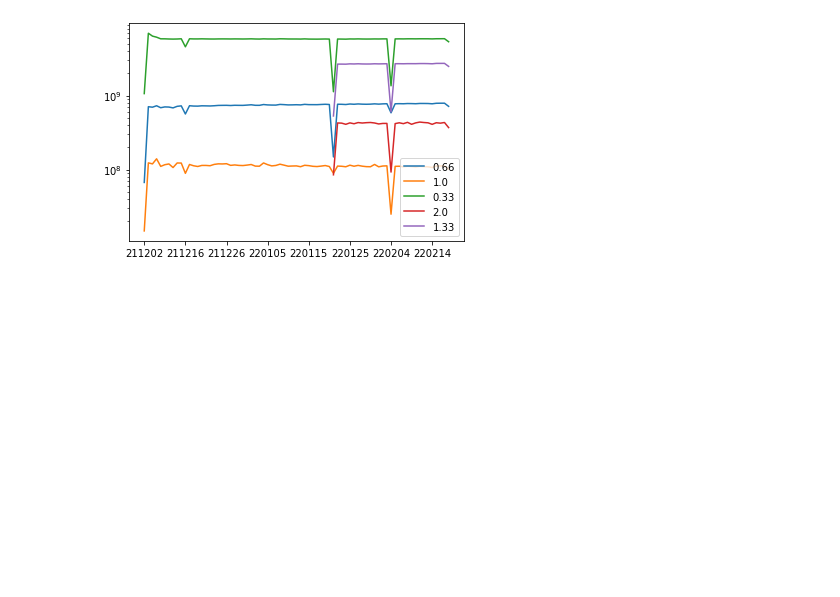
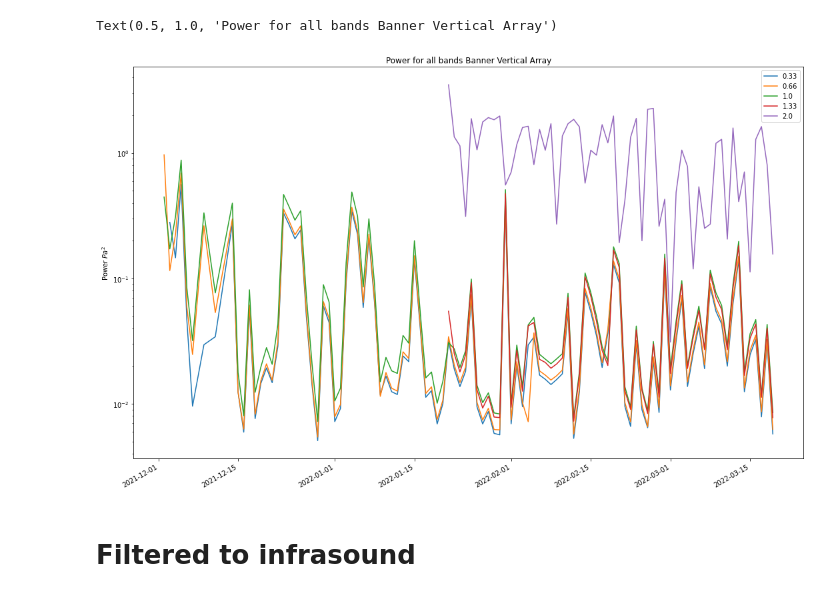
Before and after one commit to ZachHoppinen/infrasound-snow-attenuation, a Jupyter notebook: src/analysis/power_daily.ipynb, the cells around one changed output. Drawn from its saved outputs; the diff is of its cells as text; code cells hidden in the pictures; blank space fills up the shorter version.

```diff
--- a/src/analysis/power_daily.ipynb
+++ b/src/analysis/power_daily.ipynb
@@ -42,8 +44,32 @@ for i, day in tqdm(enumerate(r), desc = 'days'):
                     if not np.isnan(height):
                         arr = tr.data
                         arr = arr * ac_calib
+                        arr = arr - np.nanmean(arr)
                         power = arr**2
-                        energy = np.cumsum(power)[-1]
-                        res[height] = energy
+                        power = 1/len(power) * np.cumsum(power)[-1]
+                        res[height] = power
+                        # ARR = fft(arr)
+                        # f = fftfreq(arr.size)
+                        # mag = np.abs(ARR**2)
+                        # power = sum(mag)/len(arr)
+                        # res[height] = power/len(arr)
 
         full_res[day] = res
+# %%
+df = pd.DataFrame()
+for day,v in full_res.items():
+    for height,energy in v.items():
+        df.loc[day,height] = energy
+df.loc['211202',0.33] = np.nan
+df.index = pd.to_datetime(df.index, format = '%y%m%d')
+df = df.reindex(sorted(df.columns), axis = 1)
+# %%
+df.plot(figsize = (18,12))
+plt.yscale('log')
+plt.ylabel('Power $Pa^{2}$')
+plt.title('Power for all bands Banner Vertical Array')
+# %% [output]
+Text(0.5, 1.0, 'Power for all bands Banner Vertical Array')
+[figure, added]
+# %% [markdown]
+# Filtered to infrasound
@@ -55,5 +122,0 @@ for day,v in full_res.items():
-# %%
-df.plot()
-plt.yscale('log')
-# %% [output]
-[figure, removed]
```
Also changed, not shown: parts of 12 cells of this notebook, 2 other files.
